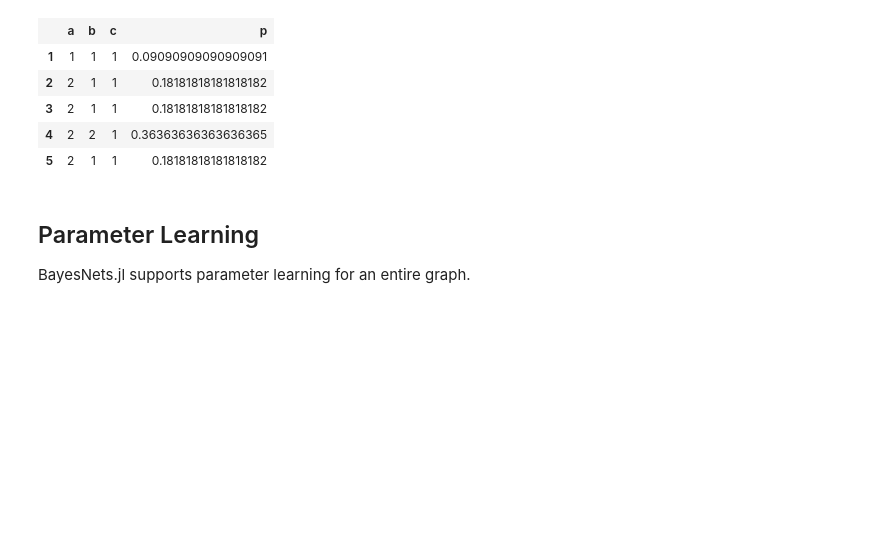
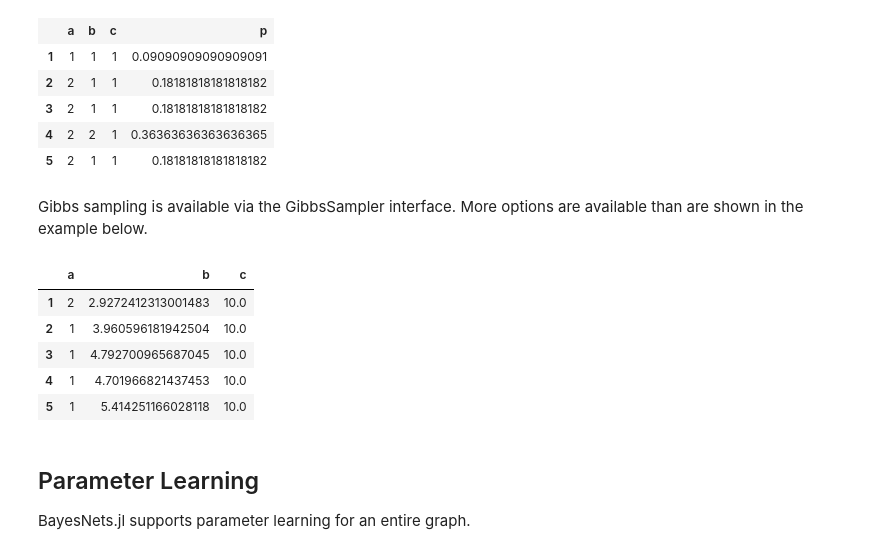
Before and after one commit to sisl/BayesNets.jl, a Jupyter notebook: doc/BayesNets.ipynb, the cells around one changed output. Saved outputs shown, nothing was run; the diff lists cells and outputs as text; code cells hidden in the pictures; blank space fills up the shorter version.

Commit message:
Added an example of gibbs sampling to the doc, also corrected an error in a message to the user (sample_skip was renamed to thinning but this was not updated)

```diff
--- a/doc/BayesNets.ipynb
+++ b/doc/BayesNets.ipynb
@@ -171,6 +171,29 @@ rand_table_weighted(bn; nsamples=5, consistent_with=Assignment(:c=>1))
 | 3 | 2 | 1 | 1 | 0.18181818181818182 |
 | 4 | 2 | 2 | 1 | 0.36363636363636365 |
 | 5 | 2 | 1 | 1 | 0.18181818181818182 |
+# %% [markdown]
+Gibbs sampling is available via the GibbsSampler interface.  More options are available than are shown in the example below.
+# %%
+bn_gibbs = BayesNet()
+push!(bn_gibbs, StaticCPD(:a, Categorical([0.999,0.001])))
+push!(bn_gibbs, StaticCPD(:b, Normal(1.0)))
+push!(bn_gibbs, LinearGaussianCPD(:c, [:a, :b], [3.0, 1.0], 0.0, 1.0))
+
+burn_in = 500
+thinning = 1
+c_value = 10.0
+consistent_with = Assignment(:c => c_value)
+initial_sample = Nullable{Assignment}(Assignment(:a => 1, :b => 1, :c => c_value))
+config = GibbsSampler(burn_in; thinning=thinning, consistent_with=consistent_with,
+    initial_sample=initial_sample)
+rand(bn_gibbs, config, 5)
+# %% [output]
+|  | a | b | c |
+| 1 | 2 | 2.9272412313001483 | 10.0 |
+| 2 | 1 | 3.960596181942504 | 10.0 |
+| 3 | 1 | 4.792700965687045 | 10.0 |
+| 4 | 1 | 4.701966821437453 | 10.0 |
+| 5 | 1 | 5.414251166028118 | 10.0 |
 # %% [markdown]
 ## Parameter Learning
 
```
Also changed, not shown: 1 other file.
